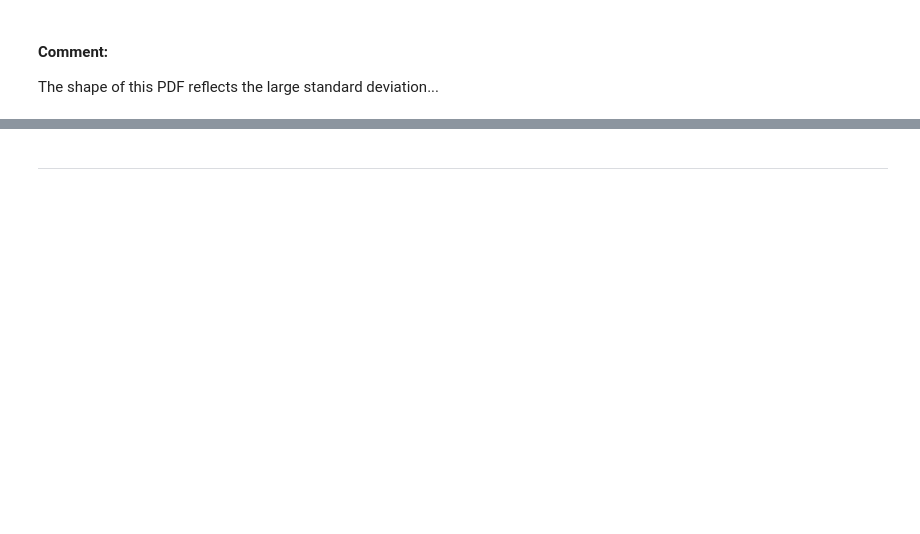
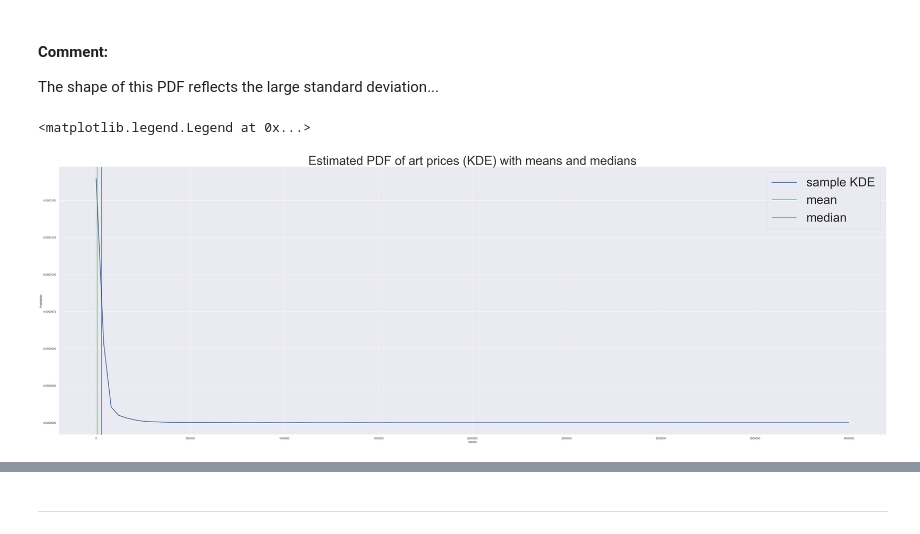
Before and after one commit to dcaohuu18/saffronart_stats_analysis, a Jupyter notebook: distributions.ipynb, the cells around one changed output, grey strips where cells are left out. Cells and saved outputs as stored; diff of their text form; code cells hidden in the pictures; blank space fills up the shorter version.

```diff
--- a/distributions.ipynb
+++ b/distributions.ipynb
@@ -275,3 +299,14 @@ Text(0.5, 1.0, 'Estimated PDF of art prices')
 #### Comment:
 
 The shape of this PDF reflects the large standard deviation...
+# %%
+plot_kde(saffronart_df.winning_bid, (60, 20))
+plt.title(label='Estimated PDF of art prices (KDE) with means and medians', fontsize='50')
+
+plt.axvline(x=mean_price, label = 'mean', color='red')
+plt.axvline(x=median_price, label = 'median', color='green')
+
+plt.legend(fontsize='50')
+# %% [output]
+<matplotlib.legend.Legend at 0x...>
+[figure, added]
```
Also changed, not shown: parts of 9 cells of this notebook.
